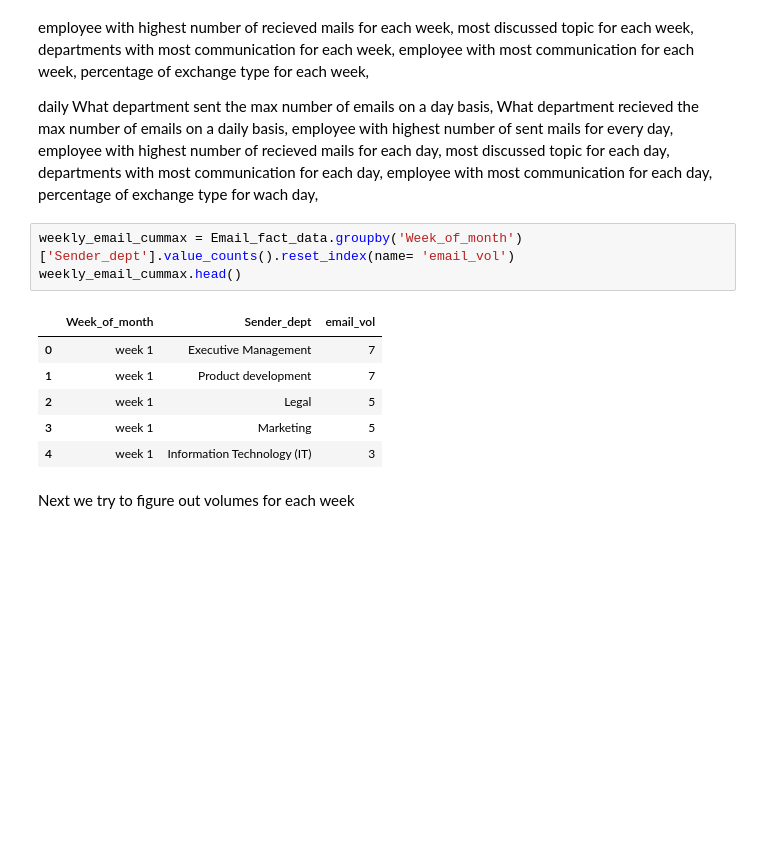
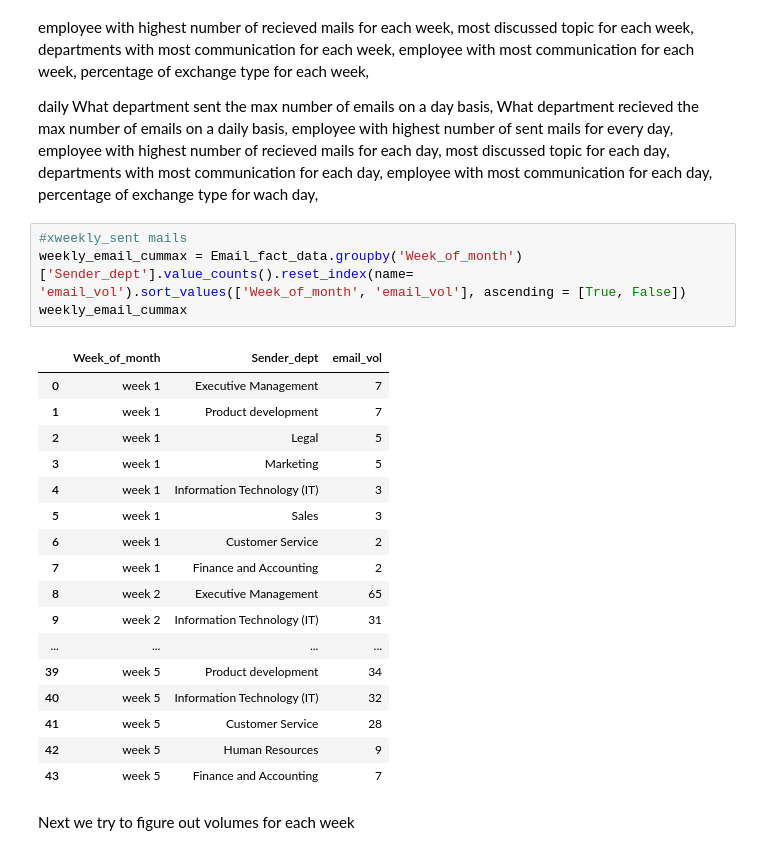
Before and after one commit to djibril968/Python_projects, a Jupyter notebook: Onyx_email_analysis.ipynb, the cells around one changed output. Saved outputs shown, nothing was run; the diff lists cells and outputs as text; blank space fills up the shorter version.

```diff
--- a/Onyx_email_analysis.ipynb
+++ b/Onyx_email_analysis.ipynb
@@ -612,15 +606,27 @@ departments with most communication for each day,
 employee with most communication for each day,
 percentage of exchange type for wach day,
 # %%
-weekly_email_cummax = Email_fact_data.groupby('Week_of_month')['Sender_dept'].value_counts().reset_index(name= 'email_vol')
-weekly_email_cummax.head()
+#xweekly_sent mails
+weekly_email_cummax = Email_fact_data.groupby('Week_of_month')['Sender_dept'].value_counts().reset_index(name= 'email_vol').sort_values(['Week_of_month', 'email_vol'], ascending = [True, False])
+weekly_email_cummax
 # %% [output]
 |  | Week_of_month | Sender_dept | email_vol |
 | 0 | week 1 | Executive Management | 7 |
 | 1 | week 1 | Product development | 7 |
 | 2 | week 1 | Legal | 5 |
 | 3 | week 1 | Marketing | 5 |
 | 4 | week 1 | Information Technology (IT) | 3 |
+| 5 | week 1 | Sales | 3 |
+| 6 | week 1 | Customer Service | 2 |
+| 7 | week 1 | Finance and Accounting | 2 |
+| 8 | week 2 | Executive Management | 65 |
+| 9 | week 2 | Information Technology (IT) | 31 |
+| ... | ... | ... | ... |
+| 39 | week 5 | Product development | 34 |
+| 40 | week 5 | Information Technology (IT) | 32 |
+| 41 | week 5 | Customer Service | 28 |
+| 42 | week 5 | Human Resources | 9 |
+| 43 | week 5 | Finance and Accounting | 7 |
 # %% [markdown]
 Next we try to figure out volumes for each week
 # %%
```
Also changed, not shown: parts of 4 cells of this notebook.
